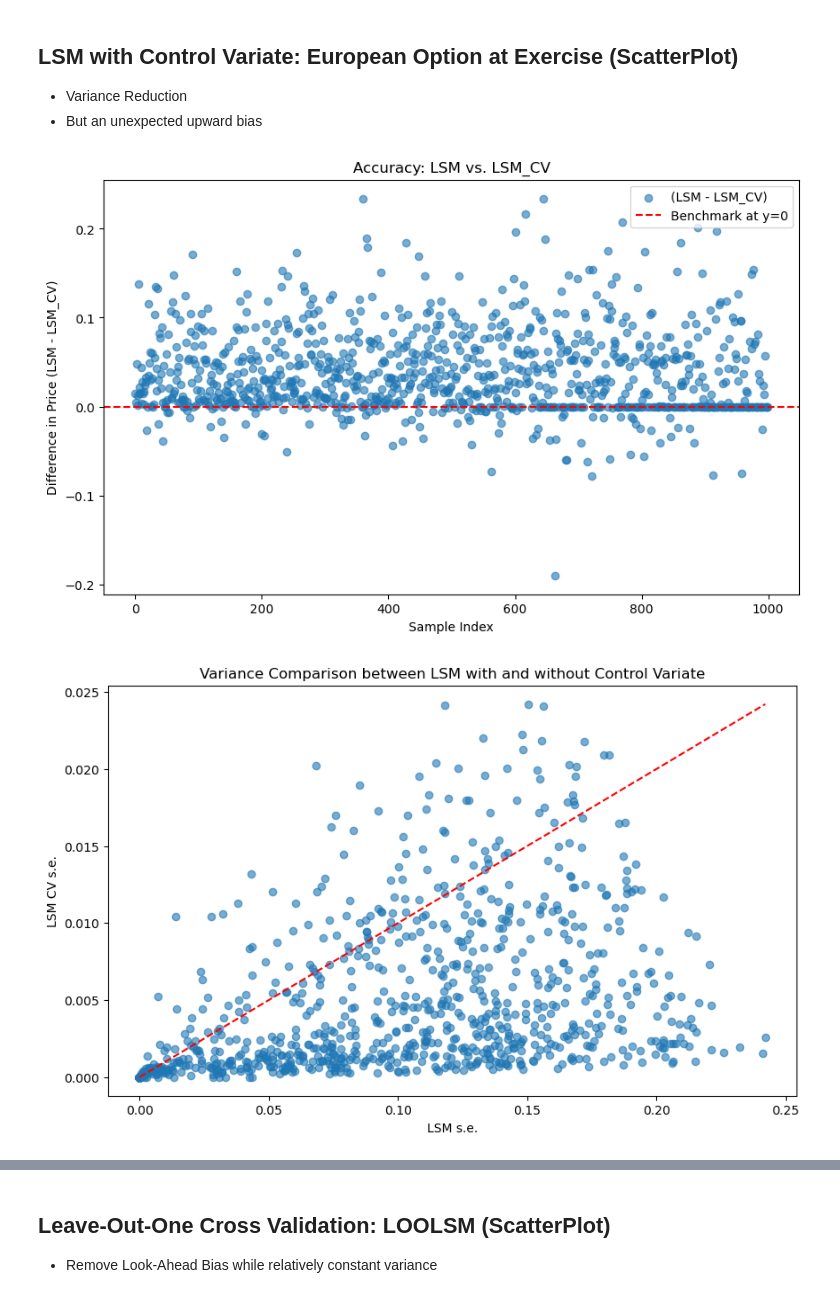
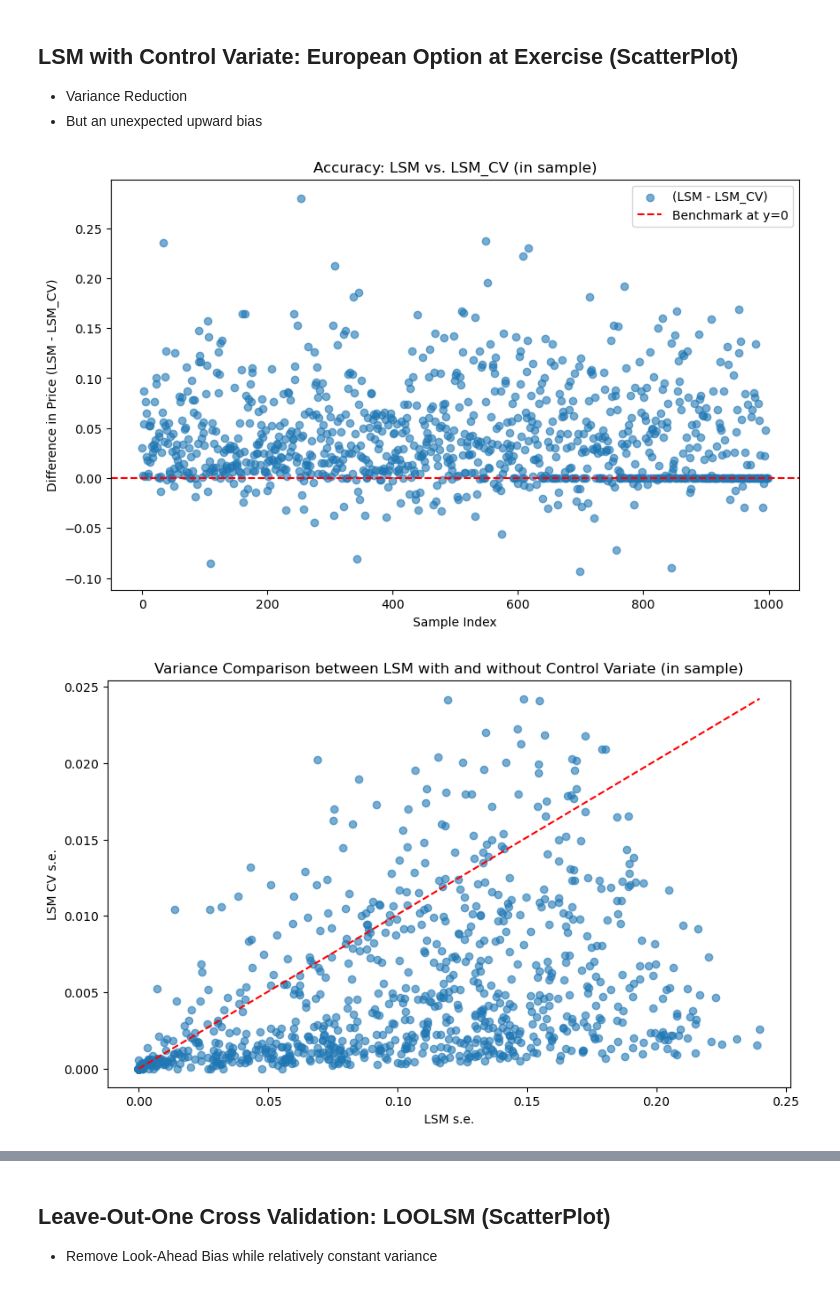
Before and after one commit to sockiesss/LSM_Option_Pricing, a Jupyter notebook: notebooks/tests.ipynb, the cells around one changed output, grey strips where cells are left out. Drawn from its saved outputs; the diff is of its cells as text; code cells hidden in the pictures.

```diff
--- a/notebooks/tests.ipynb
+++ b/notebooks/tests.ipynb
@@ -187,7 +184,8 @@ def LSM(S0, K, T, r, q, sigma, n_steps, n_paths, degree, option_type='put', cont
 # LSM Function with Control Variate Method adopted
 def LSM_CV(S0, K, T, r, q, sigma, n_steps, n_paths, degree,
            option_type='put',
-           control_type = 'european_at_maturity'):
+           control_type = 'european_at_maturity',
+           control_oos = True):
     gbm = GeometricBrownianMotion(S0=S0, r=r, q=q, sigma=sigma)
     put_payoff = VanillaPayoff(strike=K, option_type=option_type)
     laguerre_basis = LaguerrePolynomials(degree=degree)
@@ -204,6 +202,7 @@ def LSM_CV(S0, K, T, r, q, sigma, n_steps, n_paths, degree,
         rng=np.random.default_rng(42),
         use_antithetic=False,
         control_variate=control_type,
+        cv_oos=control_oos,
         cache=False
     )
 
@@ -1966,26 +2049,26 @@ moneyness_duration_heat_map(df)
 # %%
 # Scatterplot to see if there is an accuracy change of LSM with Control Variate compared to LSM without CV
 plt.figure(figsize=(10, 6))
 plt.scatter(range(len(cv_comparison_df)),
-            cv_comparison_df['Difference in Price'],
+            cv_comparison_df['Difference in Price (in sample)'],
             alpha=0.6, label='(LSM - LSM_CV)')
 plt.axhline(y=0, color='red', linestyle='--', label='Benchmark at y=0')
 plt.xlabel('Sample Index')
 plt.ylabel('Difference in Price (LSM - LSM_CV)')
-plt.title("Accuracy: LSM vs. LSM_CV")
+plt.title("Accuracy: LSM vs. LSM_CV (in sample)")
 plt.legend()
 plt.show()
 
 # Scatterplot to see if there is a variance reduction of LSM with Control Variate compared to LSM without CV
 plt.figure(figsize=(10, 6))
 plt.scatter(cv_comparison_df['LSM s.e.'],
-            cv_comparison_df['LSM CV s.e.'],
+            cv_comparison_df['LSM CV s.e. (in sample)'],
             alpha=0.6)
-plt.plot([0, cv_comparison_df['LSM s.e.'].max()], [0, cv_comparison_df['LSM CV s.e.'].max()], 'r--')  # Line y=x for reference
+plt.plot([0, cv_comparison_df['LSM s.e.'].max()], [0, cv_comparison_df['LSM CV s.e. (in sample)'].max()], 'r--')  # Line y=x for reference
 plt.xlabel('LSM s.e.')
 plt.ylabel('LSM CV s.e.')
-plt.title('Variance Comparison between LSM with and without Control Variate')
+plt.title('Variance Comparison between LSM with and without Control Variate (in sample)')
 plt.show()
 # %% [output]
-[figure, old version]
+[figure, new version]
-[figure, old version]
+[figure, new version]
```
Also changed, not shown: parts of 11 cells of this notebook, 1 other file.
